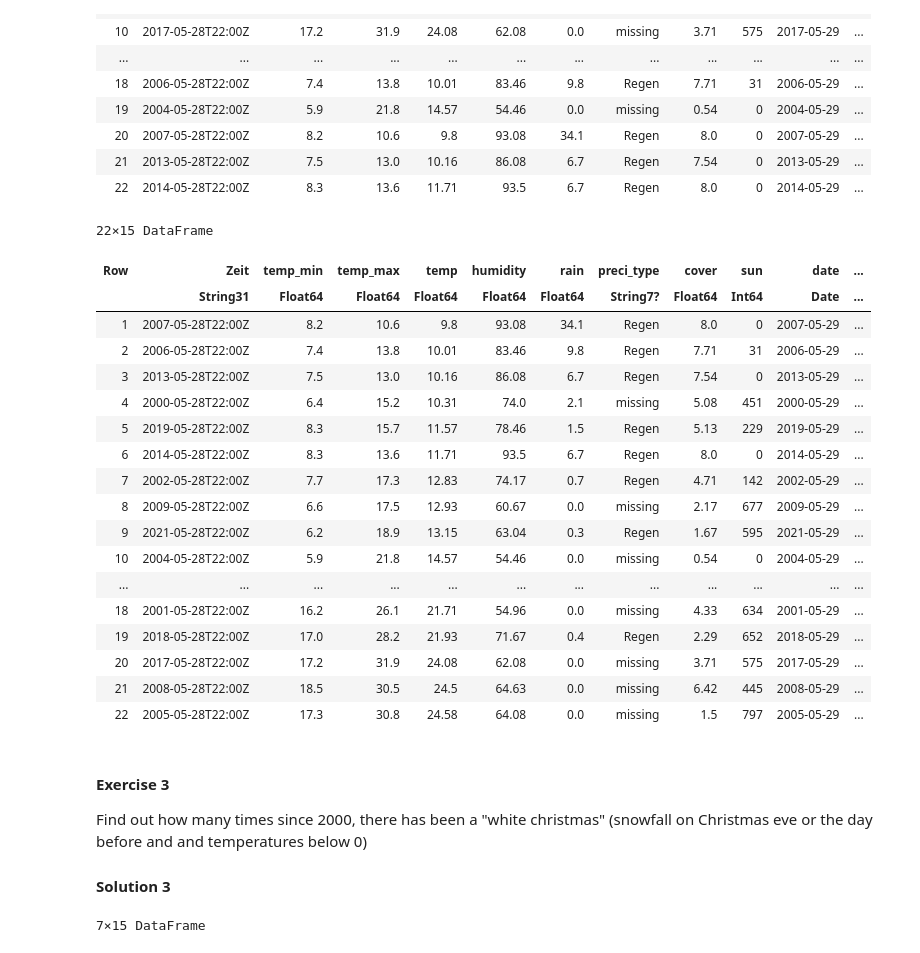
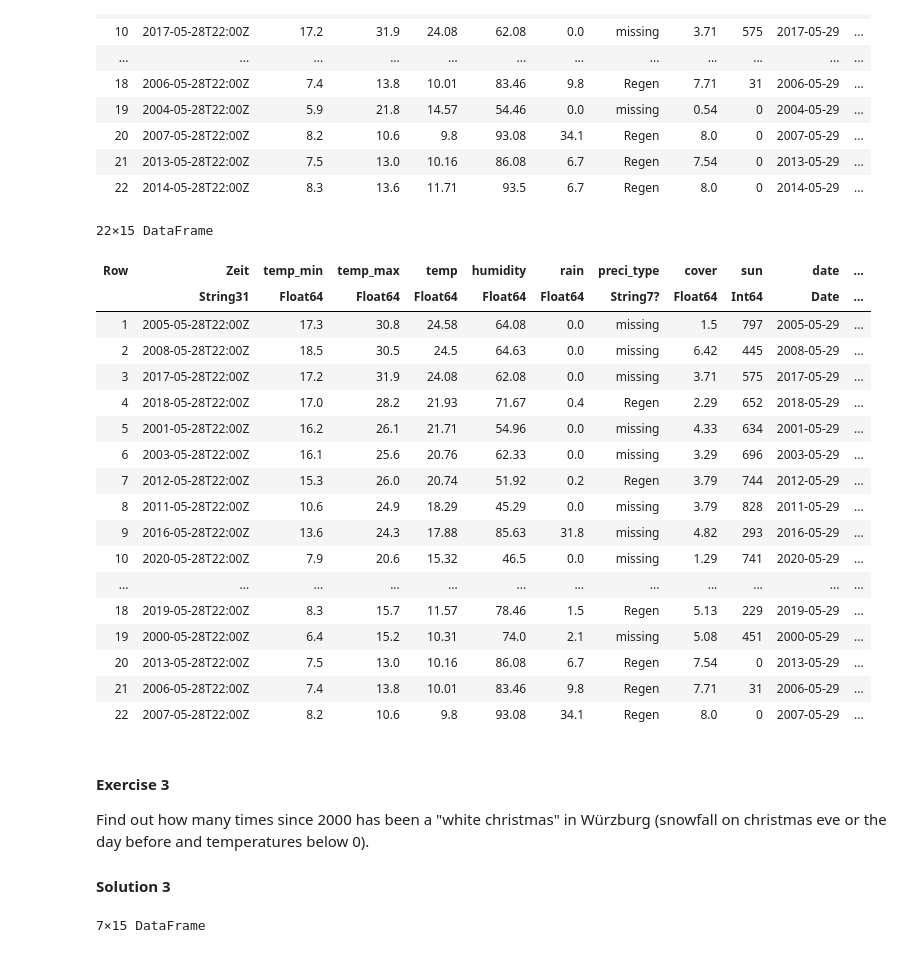
Before and after one commit to AndreasKuhn-ak/WS2022_Julia, a Jupyter notebook: Part_8_Data_Analysis/Data_Analysis_solutions.ipynb, the cells around one changed output. Saved outputs shown, nothing was run; the diff lists cells and outputs as text; code cells hidden in the pictures.

```diff
--- a/Part_8_Data_Analysis/Data_Analysis_solutions.ipynb
+++ b/Part_8_Data_Analysis/Data_Analysis_solutions.ipynb
@@ -119,31 +119,32 @@ sort(birthday, :sun, rev =true)
 | 21 | 2013-05-28T22:00Z | 7.5 | 13.0 | 10.16 | 86.08 | 6.7 | Regen | 7.54 | 0 | 2013-05-29 | ... |
 | 22 | 2014-05-28T22:00Z | 8.3 | 13.6 | 11.71 | 93.5 | 6.7 | Regen | 8.0 | 0 | 2014-05-29 | ... |
 # %%
-sort(birthday, :temp)
-#coldest in 2007
+sort(birthday, :temp, rev = true)
+# coldest in 2007
+# warmest in 2005
 # %% [output]
 22×15 DataFrame
 | Row | Zeit | temp_min | temp_max | temp | humidity | rain | preci_type | cover | sun | date | ... |
 |  | String31 | Float64 | Float64 | Float64 | Float64 | Float64 | String7? | Float64 | Int64 | Date | ... |
-| 1 | 2007-05-28T22:00Z | 8.2 | 10.6 | 9.8 | 93.08 | 34.1 | Regen | 8.0 | 0 | 2007-05-29 | ... |
-| 2 | 2006-05-28T22:00Z | 7.4 | 13.8 | 10.01 | 83.46 | 9.8 | Regen | 7.71 | 31 | 2006-05-29 | ... |
-| 3 | 2013-05-28T22:00Z | 7.5 | 13.0 | 10.16 | 86.08 | 6.7 | Regen | 7.54 | 0 | 2013-05-29 | ... |
-| 4 | 2000-05-28T22:00Z | 6.4 | 15.2 | 10.31 | 74.0 | 2.1 | missing | 5.08 | 451 | 2000-05-29 | ... |
-| 5 | 2019-05-28T22:00Z | 8.3 | 15.7 | 11.57 | 78.46 | 1.5 | Regen | 5.13 | 229 | 2019-05-29 | ... |
-| 6 | 2014-05-28T22:00Z | 8.3 | 13.6 | 11.71 | 93.5 | 6.7 | Regen | 8.0 | 0 | 2014-05-29 | ... |
-| 7 | 2002-05-28T22:00Z | 7.7 | 17.3 | 12.83 | 74.17 | 0.7 | Regen | 4.71 | 142 | 2002-05-29 | ... |
-| 8 | 2009-05-28T22:00Z | 6.6 | 17.5 | 12.93 | 60.67 | 0.0 | missing | 2.17 | 677 | 2009-05-29 | ... |
-| 9 | 2021-05-28T22:00Z | 6.2 | 18.9 | 13.15 | 63.04 | 0.3 | Regen | 1.67 | 595 | 2021-05-29 | ... |
-| 10 | 2004-05-28T22:00Z | 5.9 | 21.8 | 14.57 | 54.46 | 0.0 | missing | 0.54 | 0 | 2004-05-29 | ... |
+| 1 | 2005-05-28T22:00Z | 17.3 | 30.8 | 24.58 | 64.08 | 0.0 | missing | 1.5 | 797 | 2005-05-29 | ... |
+| 2 | 2008-05-28T22:00Z | 18.5 | 30.5 | 24.5 | 64.63 | 0.0 | missing | 6.42 | 445 | 2008-05-29 | ... |
+| 3 | 2017-05-28T22:00Z | 17.2 | 31.9 | 24.08 | 62.08 | 0.0 | missing | 3.71 | 575 | 2017-05-29 | ... |
+| 4 | 2018-05-28T22:00Z | 17.0 | 28.2 | 21.93 | 71.67 | 0.4 | Regen | 2.29 | 652 | 2018-05-29 | ... |
+| 5 | 2001-05-28T22:00Z | 16.2 | 26.1 | 21.71 | 54.96 | 0.0 | missing | 4.33 | 634 | 2001-05-29 | ... |
+| 6 | 2003-05-28T22:00Z | 16.1 | 25.6 | 20.76 | 62.33 | 0.0 | missing | 3.29 | 696 | 2003-05-29 | ... |
+| 7 | 2012-05-28T22:00Z | 15.3 | 26.0 | 20.74 | 51.92 | 0.2 | Regen | 3.79 | 744 | 2012-05-29 | ... |
+| 8 | 2011-05-28T22:00Z | 10.6 | 24.9 | 18.29 | 45.29 | 0.0 | missing | 3.79 | 828 | 2011-05-29 | ... |
+| 9 | 2016-05-28T22:00Z | 13.6 | 24.3 | 17.88 | 85.63 | 31.8 | missing | 4.82 | 293 | 2016-05-29 | ... |
+| 10 | 2020-05-28T22:00Z | 7.9 | 20.6 | 15.32 | 46.5 | 0.0 | missing | 1.29 | 741 | 2020-05-29 | ... |
 | ... | ... | ... | ... | ... | ... | ... | ... | ... | ... | ... | ... |
-| 18 | 2001-05-28T22:00Z | 16.2 | 26.1 | 21.71 | 54.96 | 0.0 | missing | 4.33 | 634 | 2001-05-29 | ... |
-| 19 | 2018-05-28T22:00Z | 17.0 | 28.2 | 21.93 | 71.67 | 0.4 | Regen | 2.29 | 652 | 2018-05-29 | ... |
-| 20 | 2017-05-28T22:00Z | 17.2 | 31.9 | 24.08 | 62.08 | 0.0 | missing | 3.71 | 575 | 2017-05-29 | ... |
-| 21 | 2008-05-28T22:00Z | 18.5 | 30.5 | 24.5 | 64.63 | 0.0 | missing | 6.42 | 445 | 2008-05-29 | ... |
-| 22 | 2005-05-28T22:00Z | 17.3 | 30.8 | 24.58 | 64.08 | 0.0 | missing | 1.5 | 797 | 2005-05-29 | ... |
+| 18 | 2019-05-28T22:00Z | 8.3 | 15.7 | 11.57 | 78.46 | 1.5 | Regen | 5.13 | 229 | 2019-05-29 | ... |
+| 19 | 2000-05-28T22:00Z | 6.4 | 15.2 | 10.31 | 74.0 | 2.1 | missing | 5.08 | 451 | 2000-05-29 | ... |
+| 20 | 2013-05-28T22:00Z | 7.5 | 13.0 | 10.16 | 86.08 | 6.7 | Regen | 7.54 | 0 | 2013-05-29 | ... |
+| 21 | 2006-05-28T22:00Z | 7.4 | 13.8 | 10.01 | 83.46 | 9.8 | Regen | 7.71 | 31 | 2006-05-29 | ... |
+| 22 | 2007-05-28T22:00Z | 8.2 | 10.6 | 9.8 | 93.08 | 34.1 | Regen | 8.0 | 0 | 2007-05-29 | ... |
 # %% [markdown]
 #### Exercise 3
-Find out how many times since 2000, there has been a "white christmas" (snowfall on Christmas eve or the day before and and temperatures below 0)
+Find out how many times since 2000 has been a "white christmas" in Würzburg (snowfall on christmas eve or the day before and temperatures below 0).
 #### Solution 3
 # %%
 christmas_eve = @subset(millenium, :monthday .== "(12, 24)" .|| :monthday .=="(12, 23)",  :temp_max .< 0.0)
```
Also changed, not shown: parts of 19 cells of this notebook, 8 other files.
